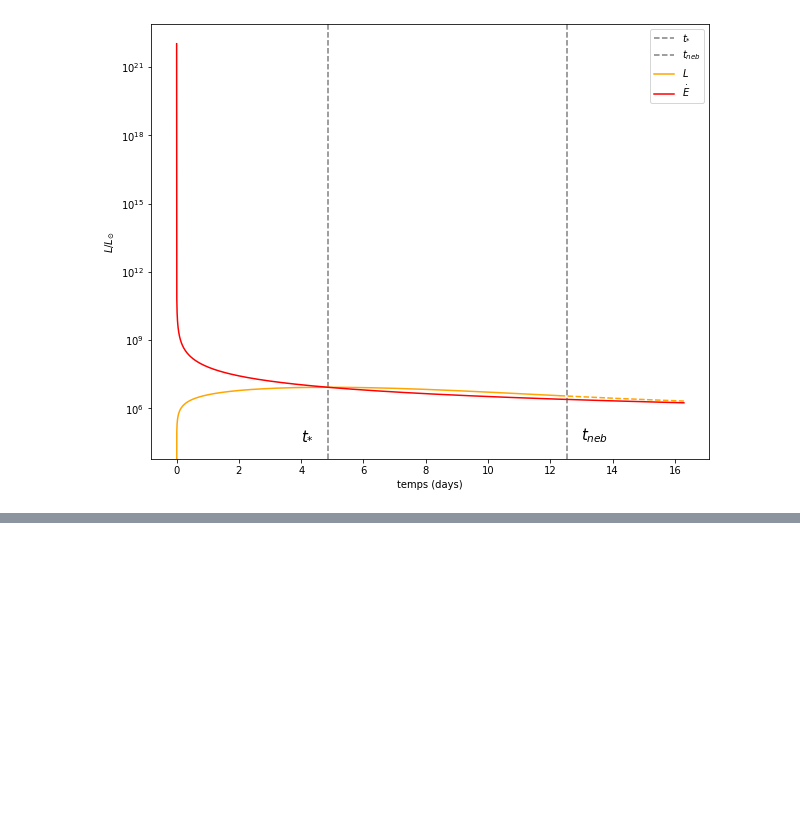
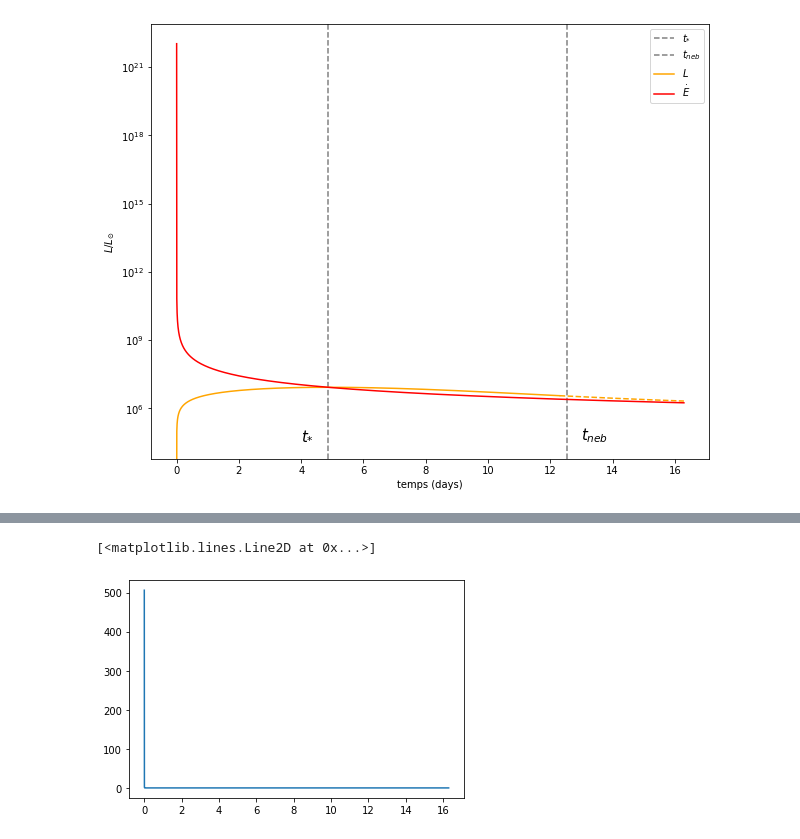
Before and after one commit to romainpch/PHY583, a Jupyter notebook: Astro.ipynb, the cells around one changed output, grey strips where cells are left out. Drawn from its saved outputs; the diff is of its cells as text; code cells hidden in the pictures; blank space fills up the shorter version.

```diff
--- a/Astro.ipynb
+++ b/Astro.ipynb
@@ -158,0 +169,6 @@ plt.legend()
+# %%
+P_rad = [a*pow(t,4)/3 for t in T]
+plt.plot(s2day(t[1:]),P_rad)
+# %% [output]
+[<matplotlib.lines.Line2D at 0x...>]
+[figure, added]
```
Also changed, not shown: parts of 3 cells of this notebook.
